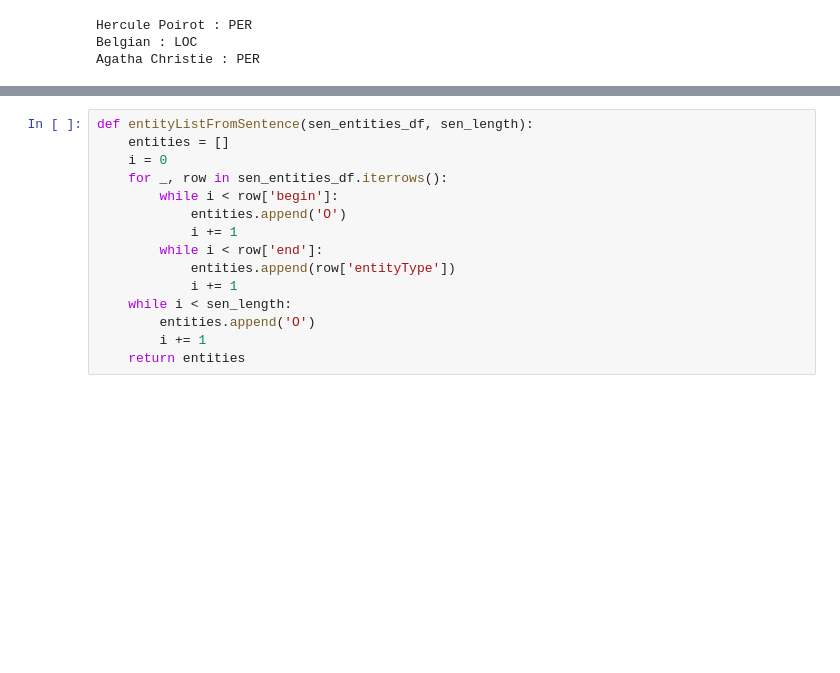
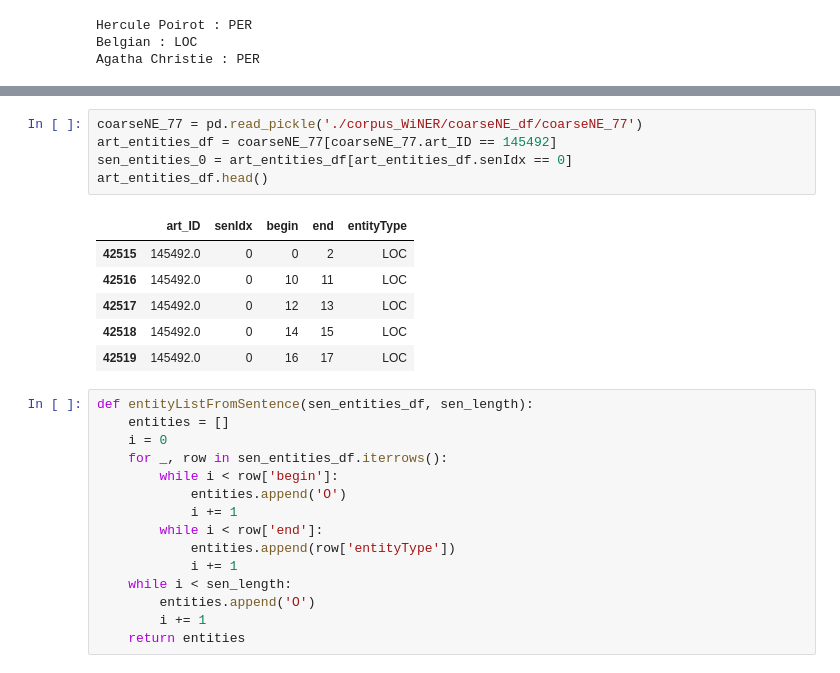
Before and after one commit to emikokic/thesis, a Jupyter notebook: analysis_preprocesing.ipynb, the cells around one changed output, grey strips where cells are left out. Drawn from its saved outputs; the diff is of its cells as text; blank space fills up the shorter version.

```diff
--- a/analysis_preprocesing.ipynb
+++ b/analysis_preprocesing.ipynb
@@ -309,3 +314,15 @@ sen_entities_0 = art_entities[art_entities.senIdx == 0]
+# %%
+coarseNE_77 = pd.read_pickle('./corpus_WiNER/coarseNE_df/coarseNE_77')
+art_entities_df = coarseNE_77[coarseNE_77.art_ID == 145492]
+sen_entities_0 = art_entities_df[art_entities_df.senIdx == 0]
+art_entities_df.head()
+# %% [output]
+|  | art_ID | senIdx | begin | end | entityType |
+| 42515 | 145492.0 | 0 | 0 | 2 | LOC |
+| 42516 | 145492.0 | 0 | 10 | 11 | LOC |
+| 42517 | 145492.0 | 0 | 12 | 13 | LOC |
+| 42518 | 145492.0 | 0 | 14 | 15 | LOC |
+| 42519 | 145492.0 | 0 | 16 | 17 | LOC |
 # %%
 def entityListFromSentence(sen_entities_df, sen_length):
     entities = []
```
Also changed, not shown: parts of 34 cells of this notebook, 1 other file.
